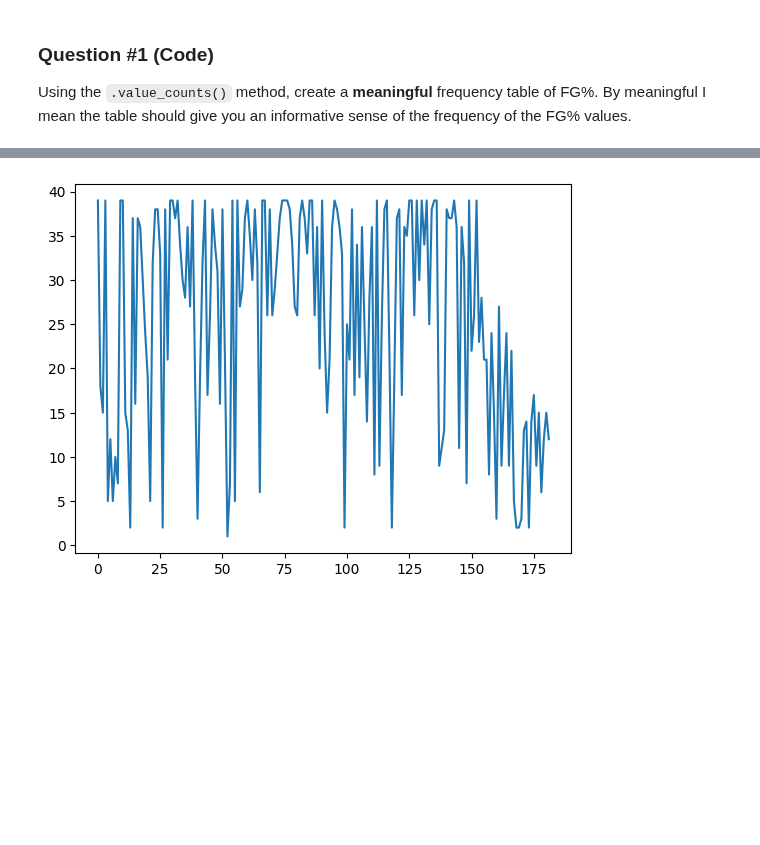
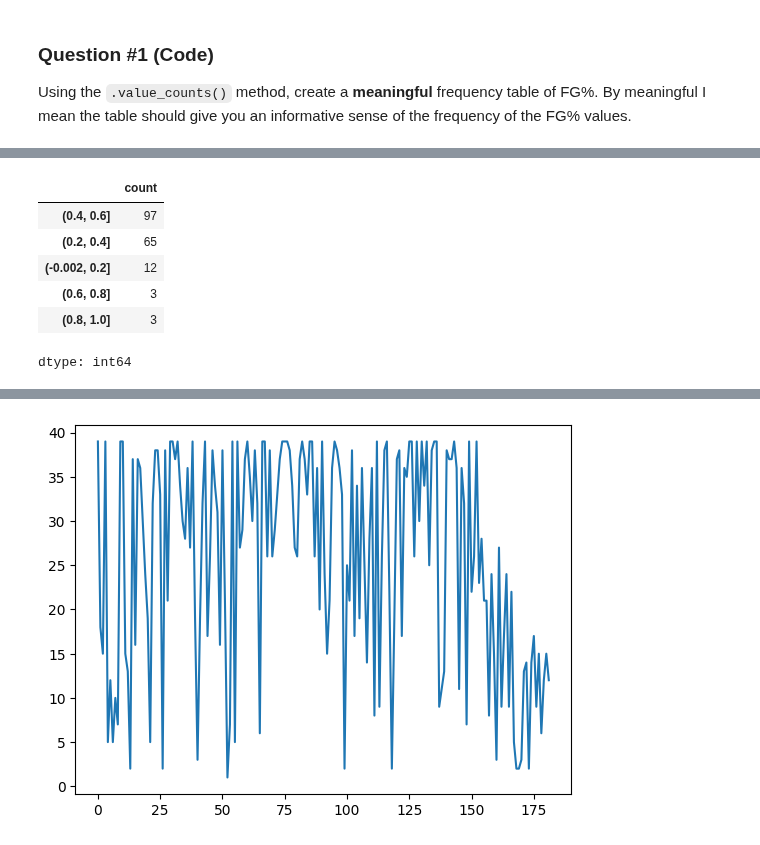
Before and after one commit to pharringtonp19/business-analytics, a Jupyter notebook: homeworks/HW2_solutions.ipynb, the cells around one changed output, grey strips where cells are left out. Saved outputs shown, nothing was run; the diff lists cells and outputs as text; code cells hidden in the pictures; blank space fills up the shorter version.

```diff
--- a/homeworks/HW2_solutions.ipynb
+++ b/homeworks/HW2_solutions.ipynb
@@ -32,0 +45,10 @@ Explain that the following code does:
+# %%
+df['FG%'].value_counts(bins=5)
+# %% [output]
+|  | count |
+| (0.4, 0.6] | 97 |
+| (0.2, 0.4] | 65 |
+| (-0.002, 0.2] | 12 |
+| (0.6, 0.8] | 3 |
+| (0.8, 1.0] | 3 |
+dtype: int64
```
Also changed, not shown: parts of 4 cells of this notebook.
